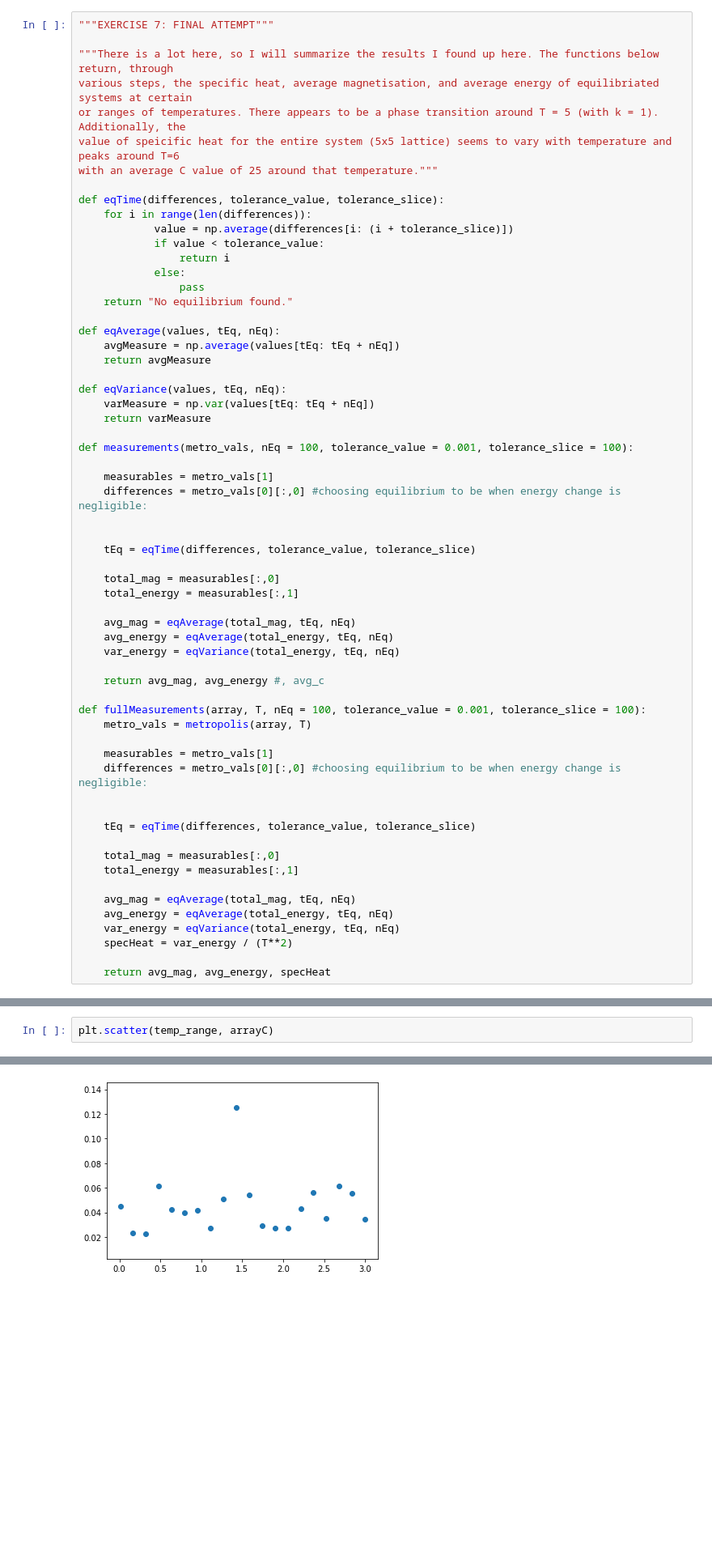
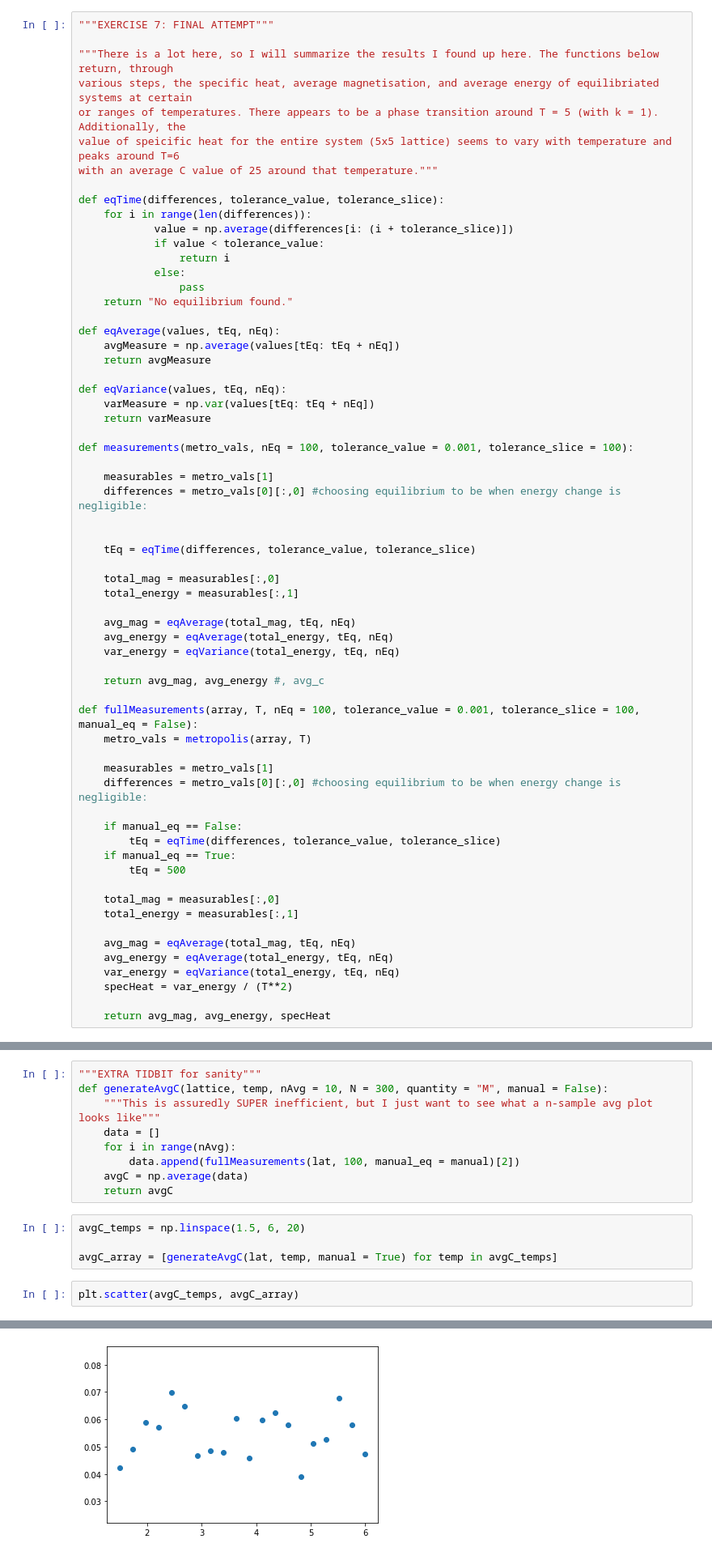
Before and after one commit to rfrydman/IsingModel, a Jupyter notebook: HW 3.ipynb, the cells around one changed output, grey strips where cells are left out. Shown at 81% size. Cells and saved outputs as stored; diff of their text form; blank space fills up the shorter version.

```diff
--- a/HW 3.ipynb
+++ b/HW 3.ipynb
@@ -647,14 +647,16 @@ def measurements(metro_vals, nEq = 100, tolerance_value = 0.001, tolerance_slice
 
     return avg_mag, avg_energy #, avg_c
 
-def fullMeasurements(array, T, nEq = 100, tolerance_value = 0.001, tolerance_slice = 100):
+def fullMeasurements(array, T, nEq = 100, tolerance_value = 0.001, tolerance_slice = 100, manual_eq = False):
     metro_vals = metropolis(array, T)
 
     measurables = metro_vals[1]
     differences = metro_vals[0][:,0] #choosing equilibrium to be when energy change is negligible:
 
-
-    tEq = eqTime(differences, tolerance_value, tolerance_slice)
+    if manual_eq == False:
+        tEq = eqTime(differences, tolerance_value, tolerance_slice)
+    if manual_eq == True:
+        tEq = 500
 
     total_mag = measurables[:,0]
     total_energy = measurables[:,1]
@@ -828,5 +837,18 @@ for temp in temp_range:
+# %%
+"""EXTRA TIDBIT for sanity"""
+def generateAvgC(lattice, temp, nAvg = 10, N = 300, quantity = "M", manual = False):
+    """This is assuredly SUPER inefficient, but I just want to see what a n-sample avg plot looks like"""
+    data = []
+    for i in range(nAvg):
+        data.append(fullMeasurements(lat, 100, manual_eq = manual)[2])
+    avgC = np.average(data)
+    return avgC
+# %%
+avgC_temps = np.linspace(1.5, 6, 20)
+
+avgC_array = [generateAvgC(lat, temp, manual = True) for temp in avgC_temps]
 # %%
-plt.scatter(temp_range, arrayC)
+plt.scatter(avgC_temps, avgC_array)
 # %% [output]
 <matplotlib.collections.PathCollection at 0x...>
-[figure, old version]
+[figure, new version]
```
Also changed, not shown: parts of 11 cells of this notebook.
